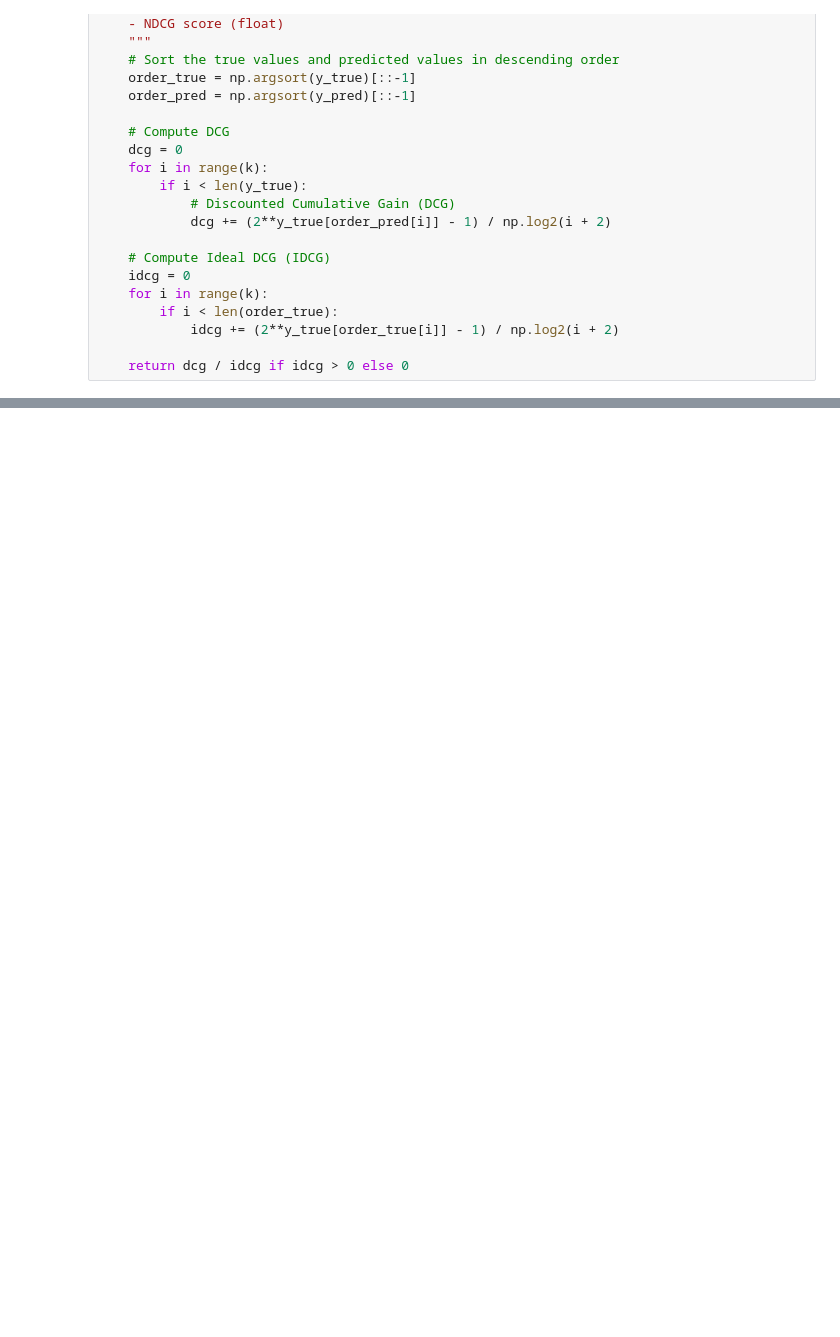
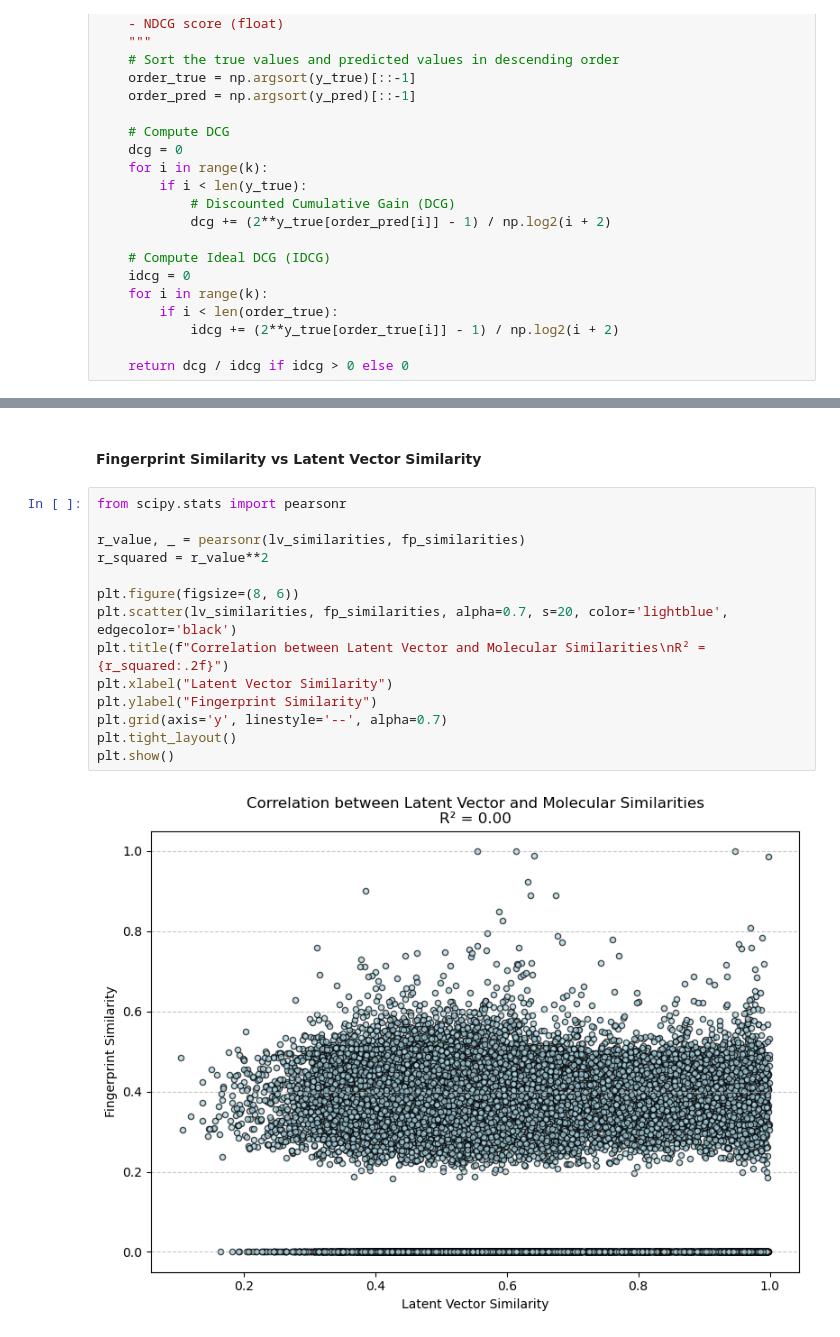
Before and after one commit to MatthewCarey24/CaDRReS-Sc, a Jupyter notebook: cs135_style/my_model.ipynb, the cells around one changed output, grey strips where cells are left out. Drawn from its saved outputs; the diff is of its cells as text; blank space fills up the shorter version.

```diff
--- a/cs135_style/my_model.ipynb
+++ b/cs135_style/my_model.ipynb
@@ -144,0 +262,18 @@ ValueError: Negative values in data passed to NMF (input X)
+# %% [markdown]
+#### Fingerprint Similarity vs Latent Vector Similarity
+# %%
+from scipy.stats import pearsonr
+
+r_value, _ = pearsonr(lv_similarities, fp_similarities)
+r_squared = r_value**2
+
+plt.figure(figsize=(8, 6))
+plt.scatter(lv_similarities, fp_similarities, alpha=0.7, s=20, color='lightblue', edgecolor='black')
+plt.title(f"Correlation between Latent Vector and Molecular Similarities\nR² = {r_squared:.2f}")
+plt.xlabel("Latent Vector Similarity")
+plt.ylabel("Fingerprint Similarity")
+plt.grid(axis='y', linestyle='--', alpha=0.7)
+plt.tight_layout()
+plt.show()
+# %% [output]
+[figure, added]
```
Also changed, not shown: parts of 14 cells of this notebook.
